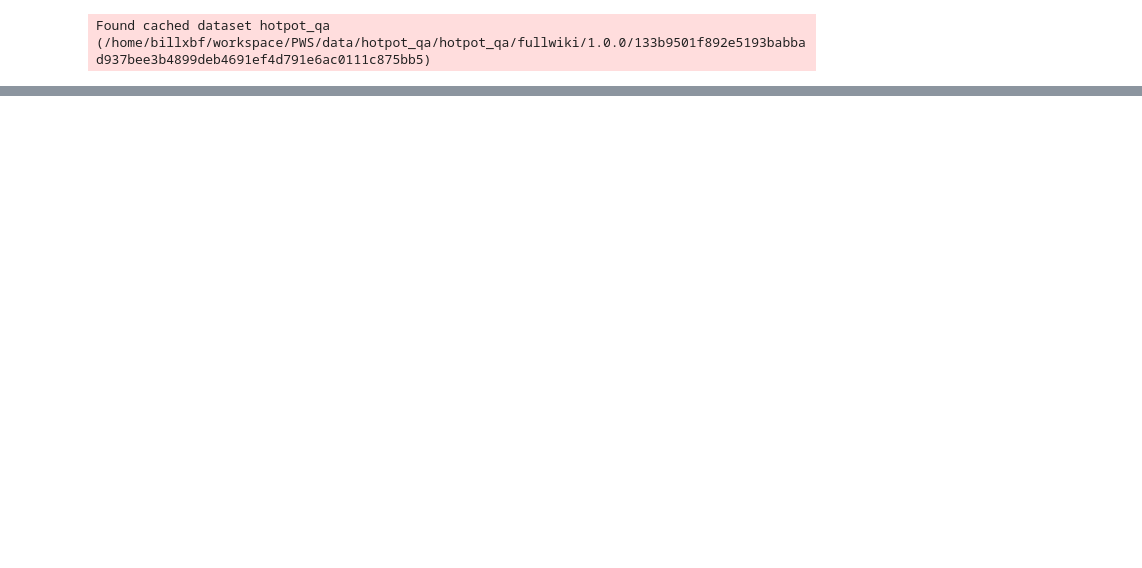
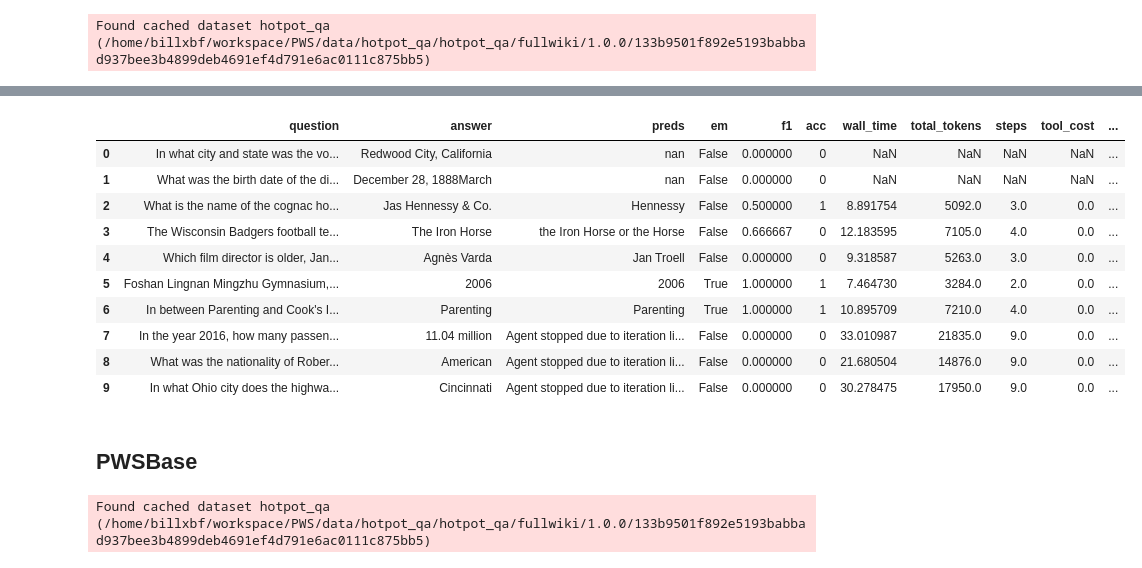
Before and after one commit to billxbf/PWS, a Jupyter notebook: Evaluation.ipynb, the cells around one changed output, grey strips where cells are left out. Saved outputs shown, nothing was run; the diff lists cells and outputs as text; code cells hidden in the pictures; blank space fills up the shorter version.

```diff
--- a/Evaluation.ipynb
+++ b/Evaluation.ipynb
@@ -22,0 +109,4 @@ eval.run()
+# %%
+response, data = eval.run()
+df = save_data(dataset, data, "results/hotpot_qa_react_chat.csv")
+response
@@ -22,0 +129,22 @@ eval.run()
+# %%
+df.head(10)
+# %% [output]
+|  | question | answer | preds | em | f1 | acc | wall_time | total_tokens | steps | tool_cost | ... |
+| 0 | In what city and state was the vo... | Redwood City, California | nan | False | 0.000000 | 0 | NaN | NaN | NaN | NaN | ... |
+| 1 | What was the birth date of the di... | December 28, 1888March | nan | False | 0.000000 | 0 | NaN | NaN | NaN | NaN | ... |
+| 2 | What is the name of the cognac ho... | Jas Hennessy & Co. | Hennessy | False | 0.500000 | 1 | 8.891754 | 5092.0 | 3.0 | 0.0 | ... |
+| 3 | The Wisconsin Badgers football te... | The Iron Horse | the Iron Horse or the Horse | False | 0.666667 | 0 | 12.183595 | 7105.0 | 4.0 | 0.0 | ... |
+| 4 | Which film director is older, Jan... | Agnès Varda | Jan Troell | False | 0.000000 | 0 | 9.318587 | 5263.0 | 3.0 | 0.0 | ... |
+| 5 | Foshan Lingnan Mingzhu Gymnasium,... | 2006 | 2006 | True | 1.000000 | 1 | 7.464730 | 3284.0 | 2.0 | 0.0 | ... |
+| 6 | In between Parenting and Cook's I... | Parenting | Parenting | True | 1.000000 | 1 | 10.895709 | 7210.0 | 4.0 | 0.0 | ... |
+| 7 | In the year 2016, how many passen... | 11.04 million | Agent stopped due to iteration li... | False | 0.000000 | 0 | 33.010987 | 21835.0 | 9.0 | 0.0 | ... |
+| 8 | What was the nationality of Rober... | American | Agent stopped due to iteration li... | False | 0.000000 | 0 | 21.680504 | 14876.0 | 9.0 | 0.0 | ... |
+| 9 | In what Ohio city does the highwa... | Cincinnati | Agent stopped due to iteration li... | False | 0.000000 | 0 | 30.278475 | 17950.0 | 9.0 | 0.0 | ... |
+# %% [markdown]
+## PWSBase
+# %%
+dataset = DataLoader("hotpot_qa", seed=2024).load(200)
+pwsbase = PWS_Base(fewshot=fewshots.HOTPOTQA_PWS_BASE, planner_model="gpt-3.5-turbo", solver_model="gpt-3.5-turbo")
+eval = Evaluator(task="hotpot_qa", dataset=dataset, algo=pwsbase)
+# %% [output]
+Found cached dataset hotpot_qa (/home/billxbf/workspace/PWS/data/hotpot_qa/hotpot_qa/fullwiki/1.0.0/133b9501f892e5193babbad937bee3b4899deb4691ef4d791e6ac0111c875bb5)
```
Also changed, not shown: parts of 23 cells of this notebook, 22 other files.
